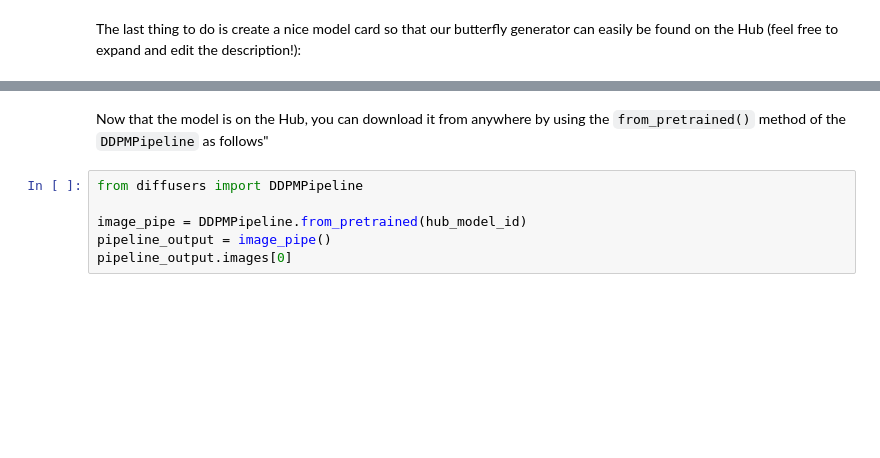
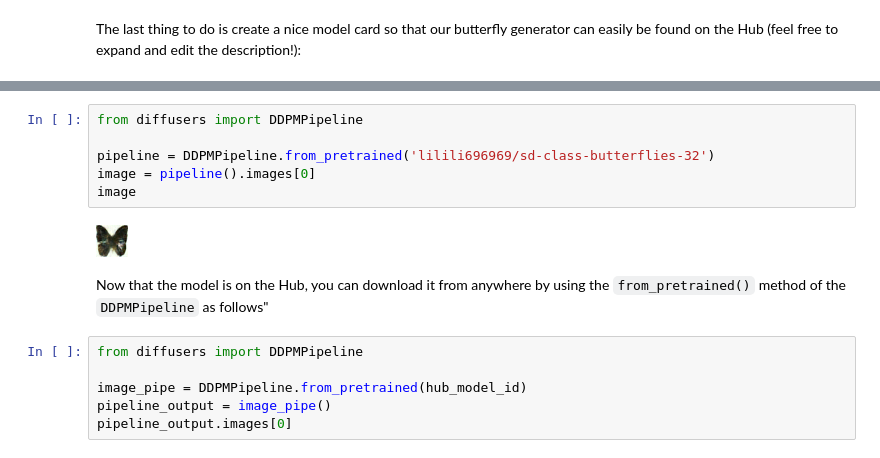
Before and after one commit to lilili6969/HTM-01, a Jupyter notebook: unit1/01_introduction_to_diffusers.ipynb, the cells around one changed output, grey strips where cells are left out. Cells and saved outputs as stored; diff of their text form; blank space fills up the shorter version.

```diff
--- a/unit1/01_introduction_to_diffusers.ipynb
+++ b/unit1/01_introduction_to_diffusers.ipynb
@@ -578,3 +598,11 @@ card.push_to_hub(hub_model_id)
+# %%
+from diffusers import DDPMPipeline
+
+pipeline = DDPMPipeline.from_pretrained('lilili696969/sd-class-butterflies-32')
+image = pipeline().images[0]
+image
+# %% [output]
+[figure, added]
 # %% [markdown]
 Now that the model is on the Hub, you can download it from anywhere by using the `from_pretrained()` method of the `DDPMPipeline` as follows"
 # %%
```
Also changed, not shown: parts of 12 cells of this notebook.
